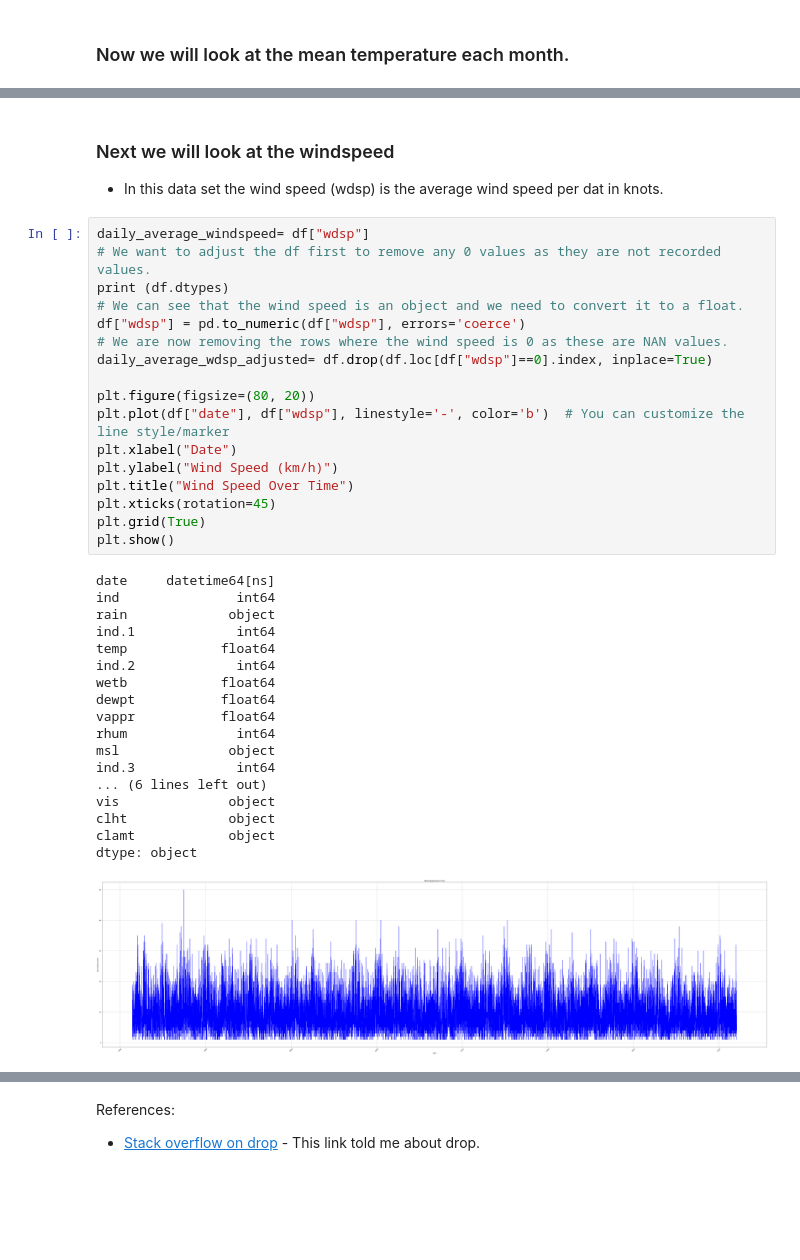
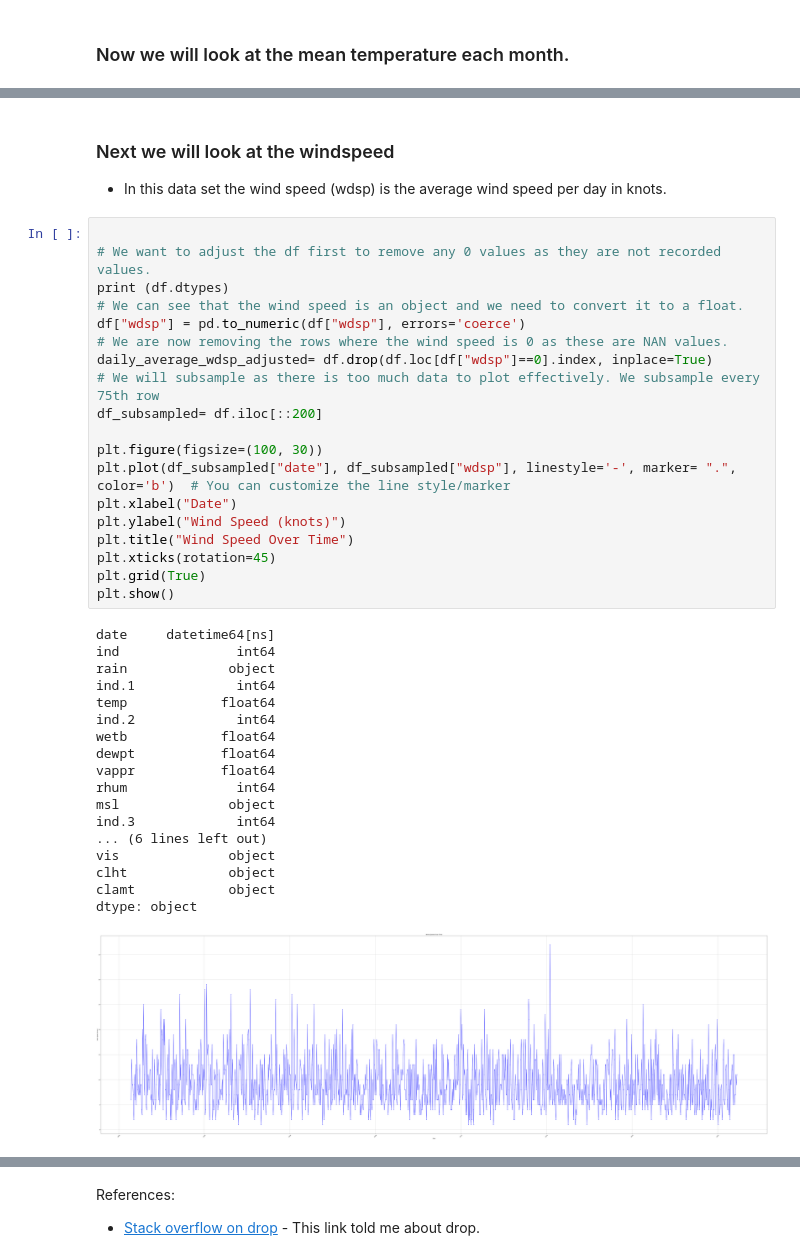
Before and after one commit to AndreHoarau/PFDA, a Jupyter notebook: assignments/assignment_6_weather.ipynb, the cells around one changed output, grey strips where cells are left out. Drawn from its saved outputs; the diff is of its cells as text; blank space fills up the shorter version.

```diff
--- a/assignments/assignment_6_weather.ipynb
+++ b/assignments/assignment_6_weather.ipynb
@@ -213,39 +213,41 @@ plt.show()
 # %% [markdown]
 ### Next we will look at the windspeed
-* In this data set the wind speed (wdsp) is the average wind speed per dat in knots.
+* In this data set the wind speed (wdsp) is the average wind speed per day in knots.
 # %%
-daily_average_windspeed= df["wdsp"]
+
 # We want to adjust the df first to remove any 0 values as they are not recorded values.
 print (df.dtypes)
 # We can see that the wind speed is an object and we need to convert it to a float.
 df["wdsp"] = pd.to_numeric(df["wdsp"], errors='coerce')
 # We are now removing the rows where the wind speed is 0 as these are NAN values.
 daily_average_wdsp_adjusted= df.drop(df.loc[df["wdsp"]==0].index, inplace=True)
+# We will subsample as there is too much data to plot effectively. We subsample every 75th row
+df_subsampled= df.iloc[::200]
 
-plt.figure(figsize=(80, 20))
-plt.plot(df["date"], df["wdsp"], linestyle='-', color='b')  # You can customize the line style/marker
+plt.figure(figsize=(100, 30))
+plt.plot(df_subsampled["date"], df_subsampled["wdsp"], linestyle='-', marker= ".", color='b')  # You can customize the line style/marker
 plt.xlabel("Date")
-plt.ylabel("Wind Speed (km/h)")
+plt.ylabel("Wind Speed (knots)")
 plt.title("Wind Speed Over Time")
 plt.xticks(rotation=45)
 plt.grid(True)
 plt.show()
 # %% [output]
 date     datetime64[ns]
 ind               int64
 rain             object
 ind.1             int64
 temp            float64
 ind.2             int64
 wetb            float64
 dewpt           float64
 vappr           float64
 rhum              int64
 msl              object
 ind.3             int64
 ... (6 lines left out)
 vis              object
 clht             object
 clamt            object
 dtype: object
-[figure, old version]
+[figure, new version]
```
Also changed, not shown: parts of 9 cells of this notebook.
